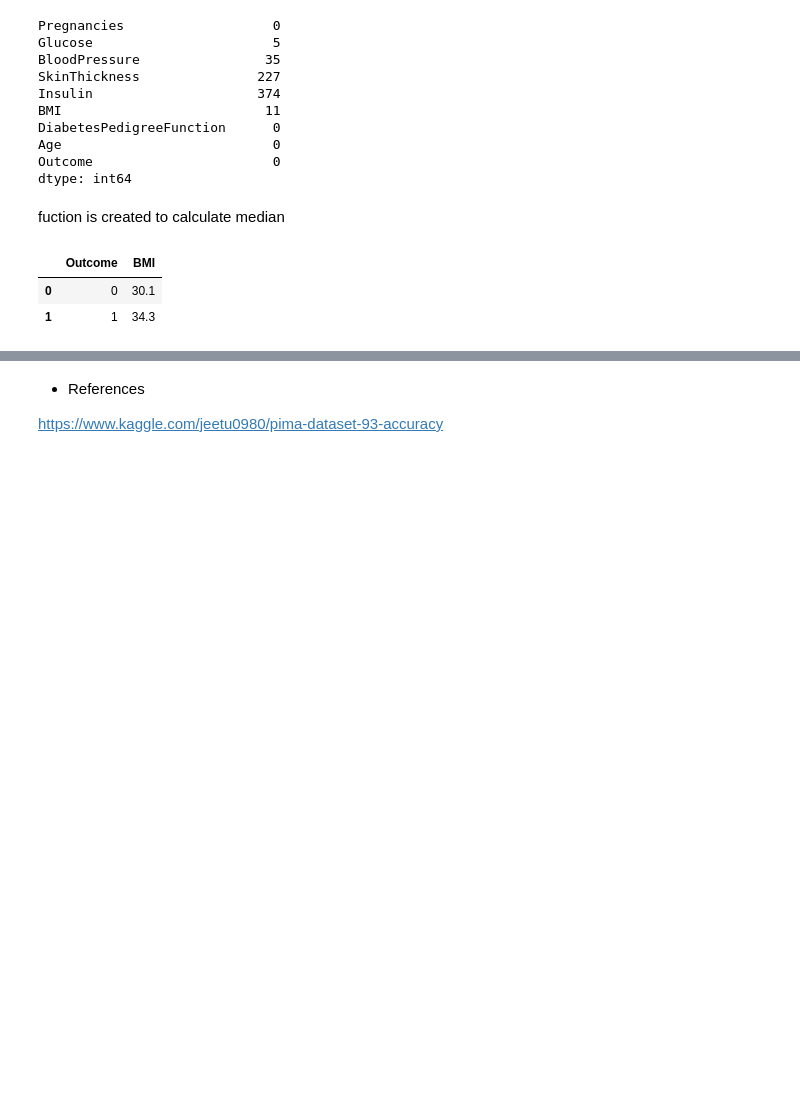
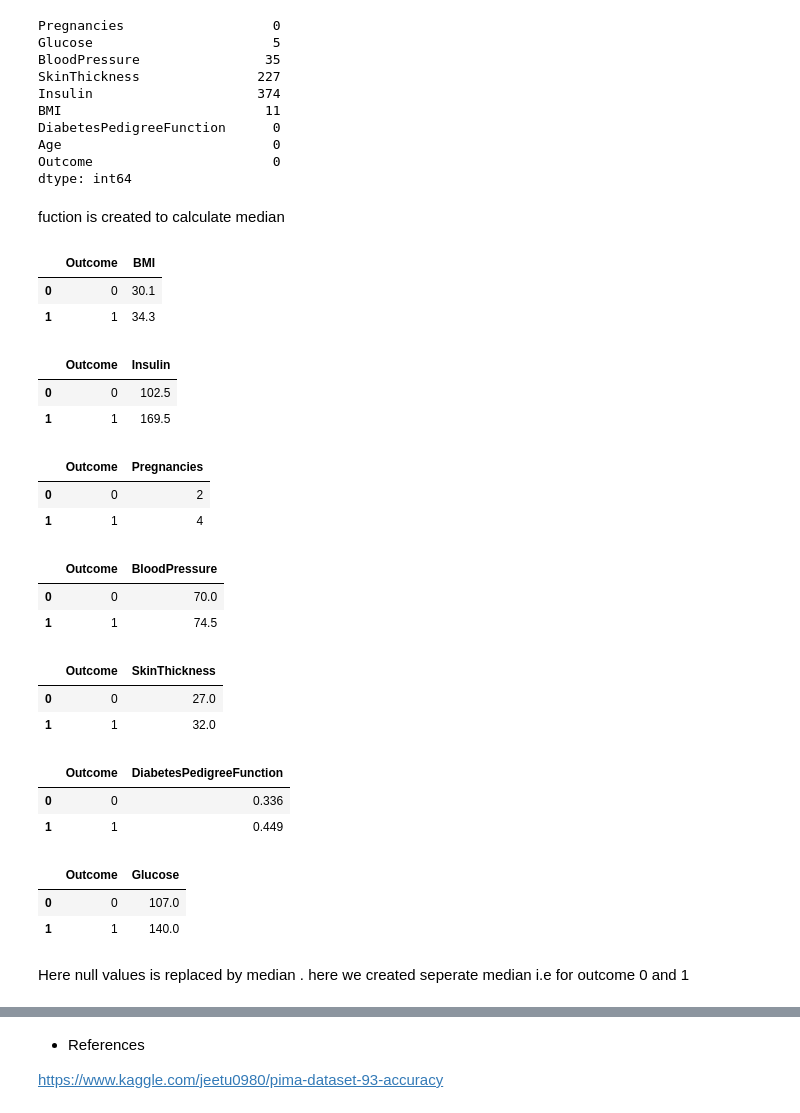
Before and after one commit to dalek7/SKKU_ML_21S, a Jupyter notebook: W10_05_logistic_regression_pima_dataset.ipynb, the cells around one changed output, grey strips where cells are left out. Cells and saved outputs as stored; diff of their text form; code cells hidden in the pictures; blank space fills up the shorter version.

```diff
--- a/W10_05_logistic_regression_pima_dataset.ipynb
+++ b/W10_05_logistic_regression_pima_dataset.ipynb
@@ -70,3 +72,41 @@ det_median('BMI')
 |  | Outcome | BMI |
 | 0 | 0 | 30.1 |
 | 1 | 1 | 34.3 |
+# %%
+det_median('Insulin')
+# %% [output]
+|  | Outcome | Insulin |
+| 0 | 0 | 102.5 |
+| 1 | 1 | 169.5 |
+# %%
+det_median('Pregnancies')
+# %% [output]
+|  | Outcome | Pregnancies |
+| 0 | 0 | 2 |
+| 1 | 1 | 4 |
+# %%
+det_median('BloodPressure')
+# %% [output]
+|  | Outcome | BloodPressure |
+| 0 | 0 | 70.0 |
+| 1 | 1 | 74.5 |
+# %%
+det_median('SkinThickness')
+# %% [output]
+|  | Outcome | SkinThickness |
+| 0 | 0 | 27.0 |
+| 1 | 1 | 32.0 |
+# %%
+det_median('DiabetesPedigreeFunction')
+# %% [output]
+|  | Outcome | DiabetesPedigreeFunction |
+| 0 | 0 | 0.336 |
+| 1 | 1 | 0.449 |
+# %%
+det_median('Glucose')
+# %% [output]
+|  | Outcome | Glucose |
+| 0 | 0 | 107.0 |
+| 1 | 1 | 140.0 |
+# %% [markdown]
+Here null values is replaced by median . here we created seperate median i.e for outcome 0 and 1
```
Also changed, not shown: parts of 34 cells of this notebook.
